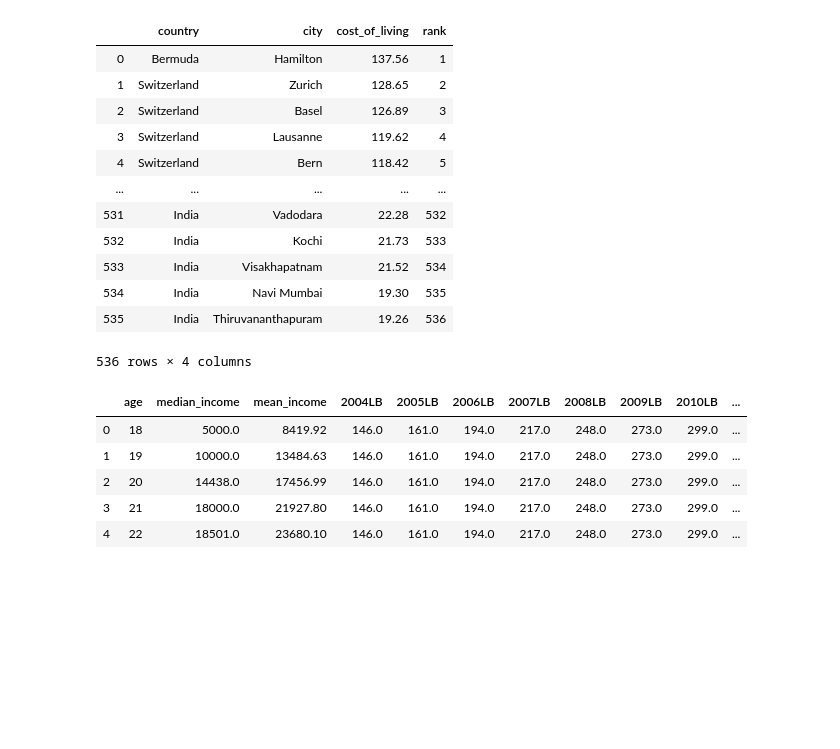
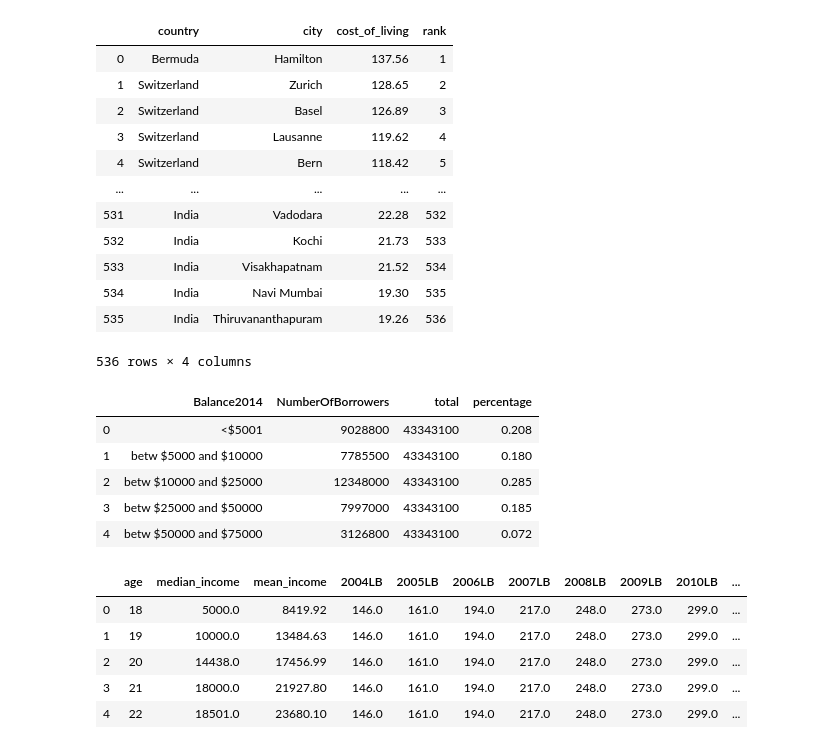
Before and after one commit to AHalarewicz/StudentLoanData, a Jupyter notebook: clean.ipynb, the cells around one changed output. Drawn from its saved outputs; the diff is of its cells as text; code cells hidden in the pictures; blank space fills up the shorter version.

Commit message:
2014 borrower data cleaned and written to new file

```diff
--- a/clean.ipynb
+++ b/clean.ipynb
@@ -46,5 +45,18 @@ income_by_age.head()
 | 2 | 20 | 14438.0 | 17456.99 |
 | 3 | 21 | 18000.0 | 21927.80 |
 | 4 | 22 | 18501.0 | 23680.10 |
+# %%
+# import amount of debt distributed in 2014
+borrowers = pd.read_csv('data/debt_amt_distribution2014.csv')
+
+#remove number formatting and convert NumBorrowers to int
+borrowers.NumberOfBorrowers = borrowers.NumberOfBorrowers.astype(str).str.replace(',', '').astype(int)
+
+# compute total borrowers and percentage of borrowers by group
+borrowers['total'] = sum(borrowers.NumberOfBorrowers)
+borrowers['percentage'] = round(borrowers.NumberOfBorrowers / borrowers.total, 3)
+
+# final version of the 2014 borrowers DataFrame
+borrowers_2014 = borrowers.copy()
 # %%
 # import student load balance by age group
@@ -218,6 +231,15 @@ cost_of_living
 536 rows × 4 columns
 # %%
 #Final datasets
+# %%
+borrowers_2014.head()
+# %% [output]
+|  | Balance2014 | NumberOfBorrowers | total | percentage |
+| 0 | <$5001 | 9028800 | 43343100 | 0.208 |
+| 1 | betw $5000 and $10000 | 7785500 | 43343100 | 0.180 |
+| 2 | betw $10000 and $25000 | 12348000 | 43343100 | 0.285 |
+| 3 | betw $25000 and $50000 | 7997000 | 43343100 | 0.185 |
+| 4 | betw $50000 and $75000 | 3126800 | 43343100 | 0.072 |
 # %%
 loan_data.head()
 # %% [output]
```
Also changed, not shown: parts of 5 cells of this notebook.
